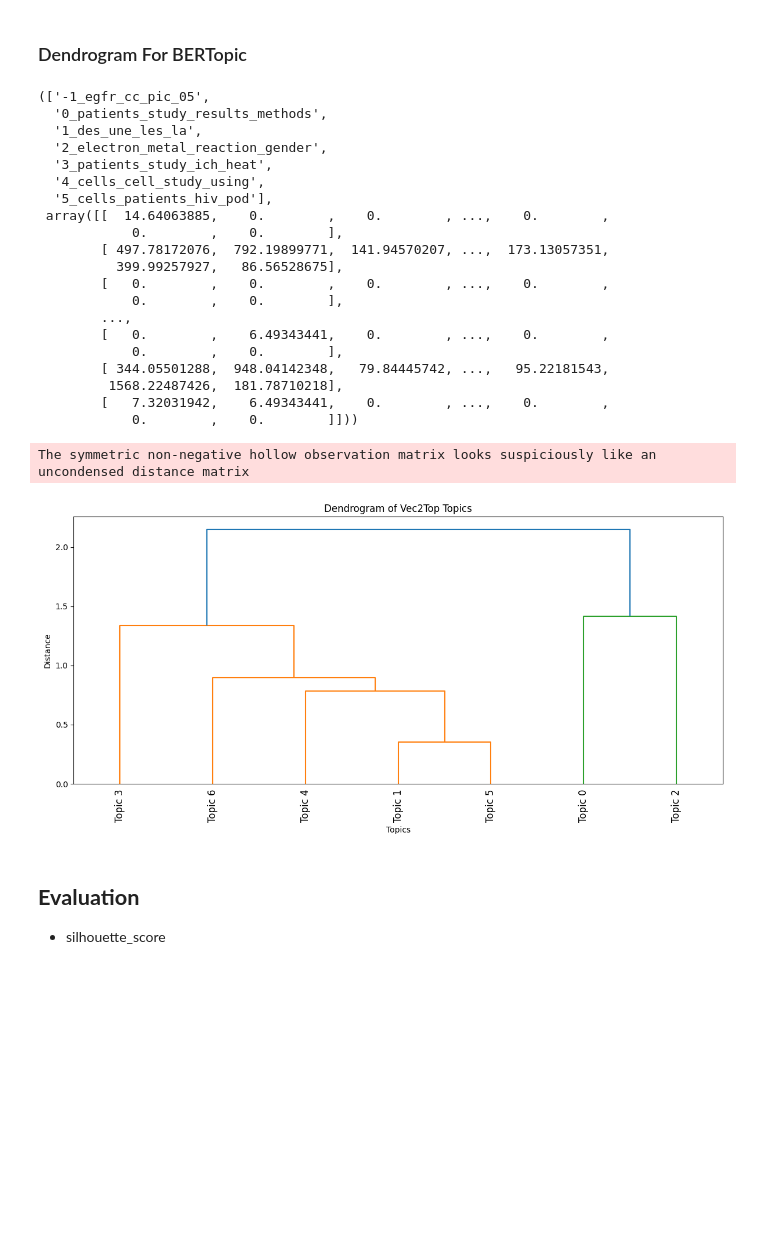
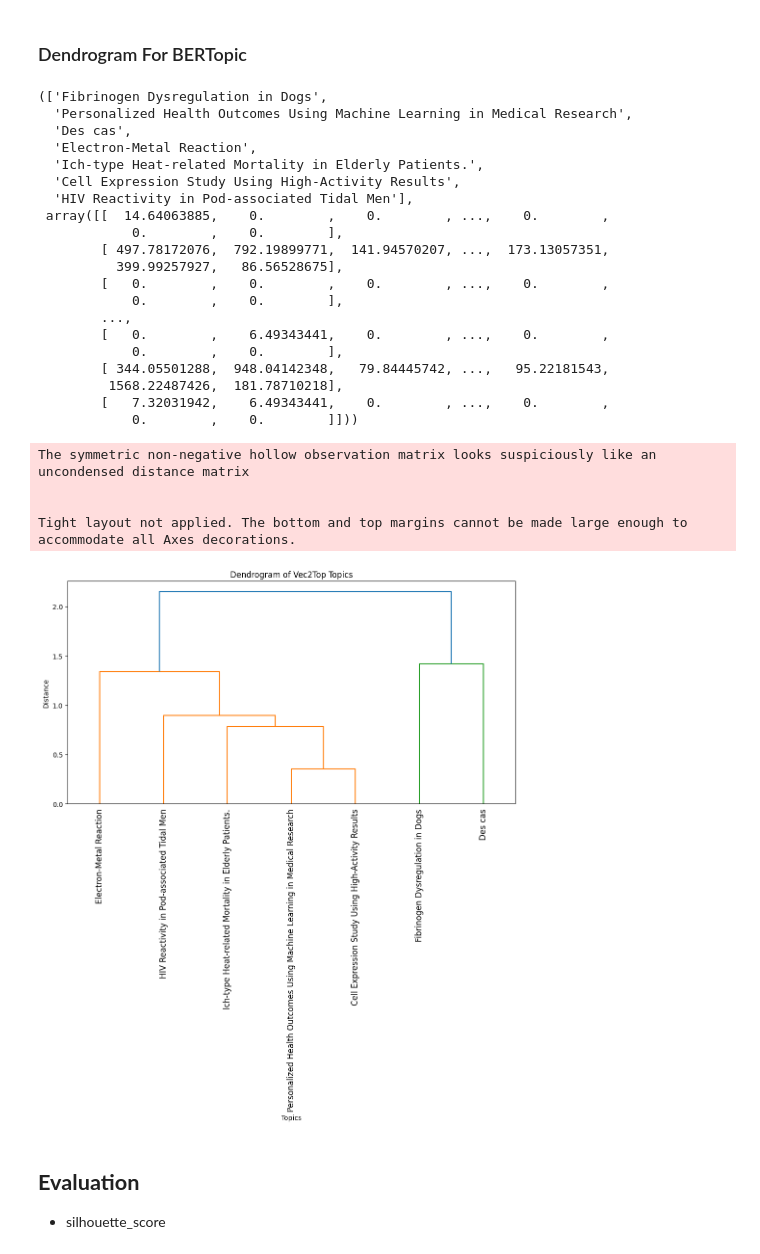
Before and after one commit to raz0208/Embedding-Analysis-and-Topic-Clustring, a Jupyter notebook: TopicModelling/EmbeddingsAnalysis_TopicClustering_ModernBERT.ipynb, the cells around one changed output. Drawn from its saved outputs; the diff is of its cells as text; code cells hidden in the pictures; blank space fills up the shorter version.

```diff
--- a/TopicModelling/EmbeddingsAnalysis_TopicClustering_ModernBERT.ipynb
+++ b/TopicModelling/EmbeddingsAnalysis_TopicClustering_ModernBERT.ipynb
@@ -418,8 +428,8 @@ namer = LLMTopicNamer(
 )
 model1.rename_topics(namer)
 # %%
-renamed_topics = model1.topic_names
-renamed_topics
+renamed_topics1 = model1.topic_names
+renamed_topics1
 # %% [output]
 ['Fibrinogen Dysregulation in Dogs',
  'Personalized Health Outcomes Using Machine Learning in Medical Research',
@@ -507,18 +526,18 @@ The symmetric non-negative hollow observation matrix looks suspiciously like an
 ### Dendrogram For BERTopic
 # %%
 # Extract topic names and embeddings from the model
-topic_names1 = model1.topic_names
+topic_names1 = renamed_topics1
 topic_embeddings1 = topic_data1.topic_term_matrix  # shape: (num_topics, vocab_size)
 
 topic_names1, topic_embeddings1
 # %% [output]
-(['-1_egfr_cc_pic_05',
-  '0_patients_study_results_methods',
-  '1_des_une_les_la',
-  '2_electron_metal_reaction_gender',
-  '3_patients_study_ich_heat',
-  '4_cells_cell_study_using',
-  '5_cells_patients_hiv_pod'],
+(['Fibrinogen Dysregulation in Dogs',
+  'Personalized Health Outcomes Using Machine Learning in Medical Research',
+  'Des cas',
+  'Electron-Metal Reaction',
+  'Ich-type Heat-related Mortality in Elderly Patients.',
+  'Cell Expression Study Using High-Activity Results',
+  'HIV Reactivity in Pod-associated Tidal Men'],
  array([[  14.64063885,    0.        ,    0.        , ...,    0.        ,
             0.        ,    0.        ],
         [ 497.78172076,  792.19899771,  141.94570207, ...,  173.13057351,
@@ -535,24 +554,36 @@ topic_names1, topic_embeddings1
 # %%
 # Optional: use document_topic_matrix if you'd rather visualize topics by their document composition
 # topic_embeddings = model.document_topic_matrix.T  # shape: (num_topics, num_documents)
 
 # Compute pairwise cosine distance matrix
 distance_matrix1 = cosine_distances(topic_embeddings1)
 
 # Perform hierarchical clustering
 linkage_matrix1 = linkage(distance_matrix1, method='ward')  # 'ward' works better with Euclidean, use 'average' for cosine
 
+# # Plot the dendrogram
+# plt.figure(figsize=(12, 6))
+# dendrogram(linkage_matrix1, labels=[f"Topic {i}" for i in range(len(topic_names1))], leaf_rotation=90)
+# plt.title("Dendrogram of Vec2Top Topics")
+# plt.xlabel("Topics")
+# plt.ylabel("Distance")
+# plt.tight_layout()
+# plt.show()
+
 # Plot the dendrogram
 plt.figure(figsize=(12, 6))
-dendrogram(linkage_matrix1, labels=[f"Topic {i}" for i in range(len(topic_names1))], leaf_rotation=90)
+dendrogram(linkage_matrix1, labels=topic_names1, leaf_rotation=90)
 plt.title("Dendrogram of Vec2Top Topics")
 plt.xlabel("Topics")
 plt.ylabel("Distance")
 plt.tight_layout()
 plt.show()
 # %% [output]
 The symmetric non-negative hollow observation matrix looks suspiciously like an uncondensed distance matrix
+
+
+Tight layout not applied. The bottom and top margins cannot be made large enough to accommodate all Axes decorations.
-[figure, old version]
+[figure, new version]
 # %% [markdown]
 ## **Evaluation**
  - silhouette_score
```
Also changed, not shown: parts of 3 cells of this notebook.
